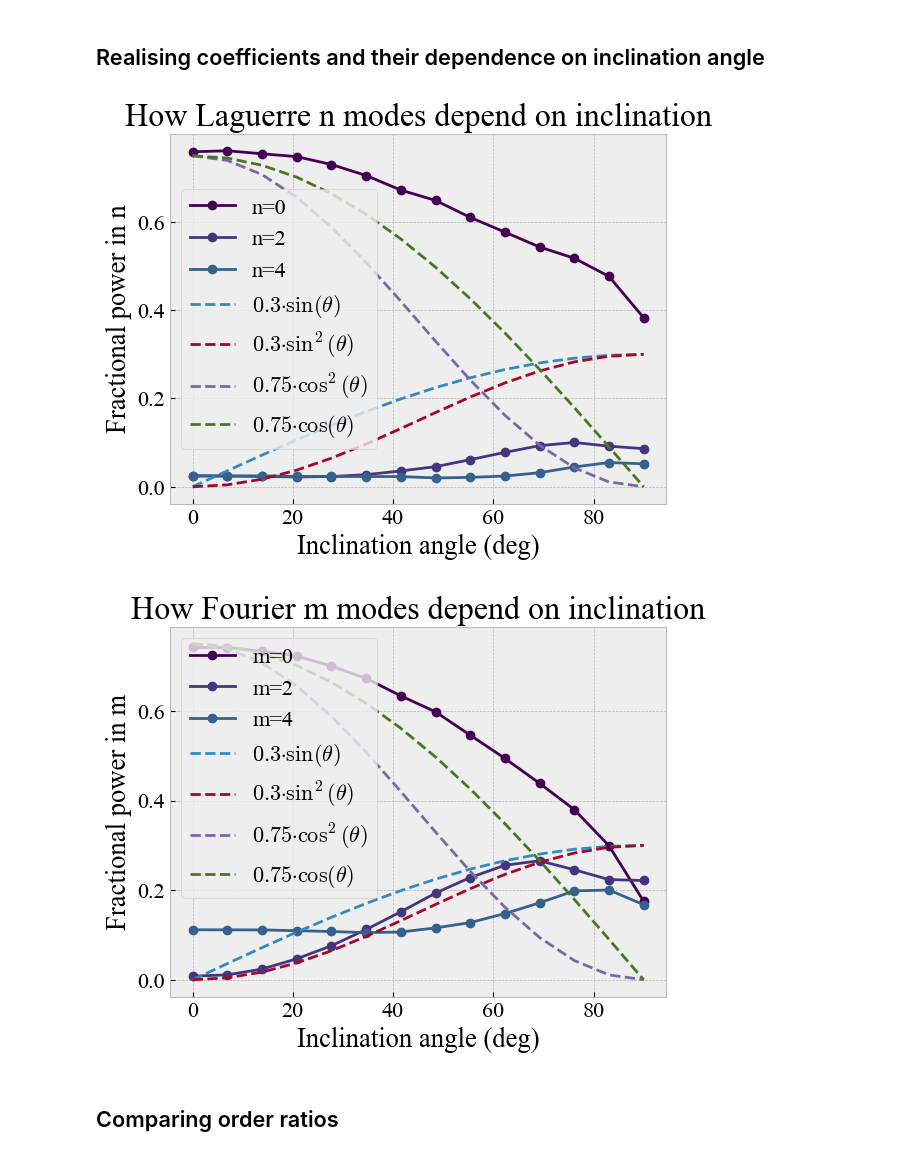
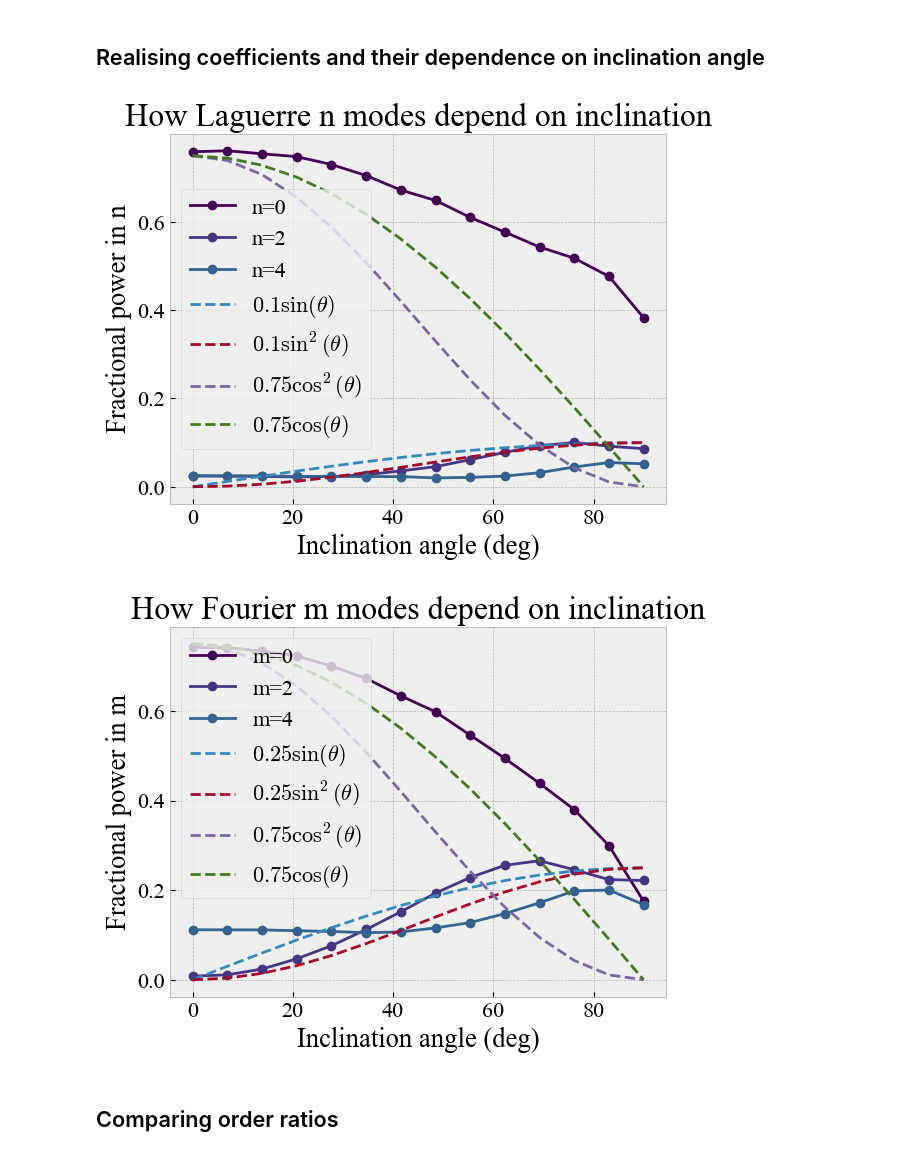
Before and after one commit to michael-petersen/GalaxyIncIinations, a Jupyter notebook: SimulatedGalaxiesAndExpansions.ipynb, the cells around one changed output. Cells and saved outputs as stored; diff of their text form; code cells hidden in the pictures.

```diff
--- a/SimulatedGalaxiesAndExpansions.ipynb
+++ b/SimulatedGalaxiesAndExpansions.ipynb
@@ -246,43 +246,43 @@ for inc in inclinations:
 # Plot fractional power vs inclination for each n (Laguerre mode)
 theta_deg = np.array([r["inclination"] for r in results])
 theta_rad = np.radians(theta_deg)
 
 for n in range(0,5,2):
     plt.plot(theta_deg,
              [r["fracn_power"][n] for r in results],
              marker='o', label=f"n={n}", color=colormap[n])
 
 # Overplot trigonometric functions
-plt.plot(theta_deg, 0.3*np.sin(theta_rad), '--', label=r'$0.3·\sin(\theta)$')
-plt.plot(theta_deg, 0.3*np.sin(theta_rad)**2, '--', label=r'$0.3·\sin^2(\theta)$')
-plt.plot(theta_deg, 0.75*np.cos(theta_rad)**2, '--', label=r'$0.75·\cos^2(\theta)$')
-plt.plot(theta_deg, 0.75*np.cos(theta_rad), '--', label=r'$0.75·\cos(\theta)$')
+plt.plot(theta_deg, 0.1*np.sin(theta_rad), '--', label=r'$0.1\sin(\theta)$')
+plt.plot(theta_deg, 0.1*np.sin(theta_rad)**2, '--', label=r'$0.1\sin^2(\theta)$')
+plt.plot(theta_deg, 0.75*np.cos(theta_rad)**2, '--', label=r'$0.75\cos^2(\theta)$')
+plt.plot(theta_deg, 0.75*np.cos(theta_rad), '--', label=r'$0.75\cos(\theta)$')
 
 plt.xlabel("Inclination angle (deg)")
 plt.ylabel("Fractional power in n")
 plt.legend()
 plt.title("How Laguerre n modes depend on inclination")
 plt.show()
 
 for m in range(0,5,2):
     plt.plot(theta_deg,
              [r["fracm_power"][m] for r in results],
              marker='o', label=f"m={m}", color=colormap[m])
 
 # Overplot trigonometric functions
-plt.plot(theta_deg, 0.3*np.sin(theta_rad), '--', label=r'$0.3·\sin(\theta)$')
-plt.plot(theta_deg, 0.3*np.sin(theta_rad)**2, '--', label=r'$0.3·\sin^2(\theta)$')
-plt.plot(theta_deg, 0.75*np.cos(theta_rad)**2, '--', label=r'$0.75·\cos^2(\theta)$')
-plt.plot(theta_deg, 0.75*np.cos(theta_rad), '--', label=r'$0.75·\cos(\theta)$')
+plt.plot(theta_deg, 0.25*np.sin(theta_rad), '--', label=r'$0.25\sin(\theta)$')
+plt.plot(theta_deg, 0.25*np.sin(theta_rad)**2, '--', label=r'$0.25\sin^2(\theta)$')
+plt.plot(theta_deg, 0.75*np.cos(theta_rad)**2, '--', label=r'$0.75\cos^2(\theta)$')
+plt.plot(theta_deg, 0.75*np.cos(theta_rad), '--', label=r'$0.75\cos(\theta)$')
 
 plt.xlabel("Inclination angle (deg)")
 plt.ylabel("Fractional power in m")
 plt.legend()
 plt.title("How Fourier m modes depend on inclination")
 plt.show()
 # %% [output]
-[figure, old version]
+[figure, new version]
-[figure, old version]
+[figure, new version]
 # %% [markdown]
 ## Comparing order ratios
 # %%
```
Also changed, not shown: parts of 2 cells of this notebook.
